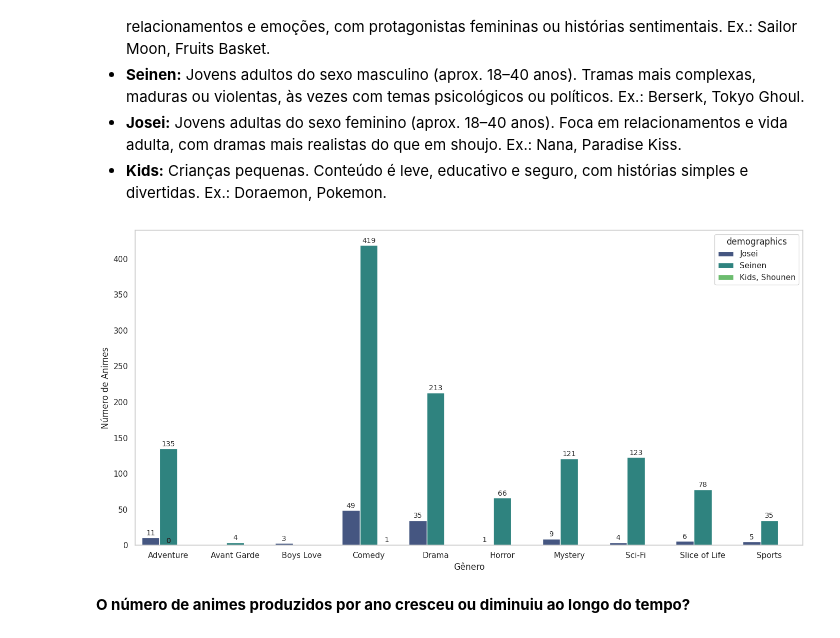
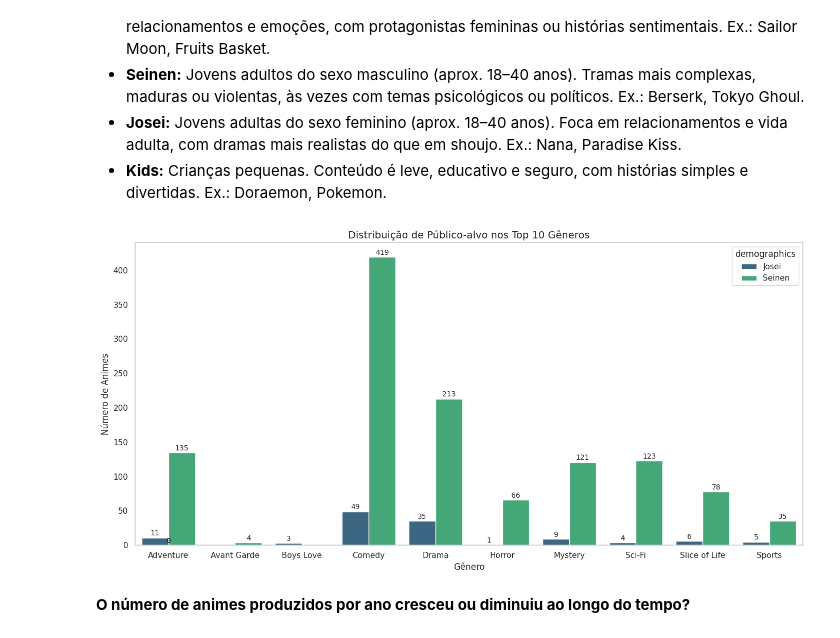
Before and after one commit to Lariiuki/Aprendizado-de-maquina, a Jupyter notebook: Projeto_DeepLearning_Grupo12.ipynb, the cells around one changed output. Saved outputs shown, nothing was run; the diff lists cells and outputs as text; code cells hidden in the pictures.

```diff
--- a/Projeto_DeepLearning_Grupo12.ipynb
+++ b/Projeto_DeepLearning_Grupo12.ipynb
@@ -1123,47 +1123,50 @@ df_exploded = df_filtered.explode('genres')
 # Calcular popularidade média por gênero
 popularity_by_genre = df_exploded.groupby('genres')['popularity'].mean().reset_index()
 
-# Filtrar apenas os top 10 gêneros mais populares
+# Top 10 gêneros
 top_genres = popularity_by_genre.sort_values('popularity', ascending=False).head(10)
-
-# Manter apenas os animes desses gêneros
 df_top = df_exploded[df_exploded['genres'].isin(top_genres['genres'])]
 
-# Remover o público "Kids"
+# Explodir a coluna demographics (string separada por vírgula)
+df_top = df_top.copy()  # evita SettingWithCopyWarning
+df_top['demographics'] = df_top['demographics'].dropna().apply(lambda x: x.split(',') if isinstance(x, str) else [x])
+df_top = df_top.explode('demographics')
+df_top['demographics'] = df_top['demographics'].str.strip()  # remove espaços
+
+# Filtrar para remover Kids, Shounen e Shoujo
 df_top = df_top[~df_top['demographics'].isin(['Kids', 'Shounen', 'Shoujo'])]
 
 # Agrupar por gênero e demographics
 genre_by_demo = df_top.groupby(['genres', 'demographics']).size().reset_index(name='count')
 
 # Gráfico de barras
 plt.figure(figsize=(14, 7))
 ax = sns.barplot(
     data=genre_by_demo,
     x='genres',
     y='count',
     hue='demographics',
     palette='viridis'
 )
 ax.grid(False)
 plt.xticks(rotation=0, ha='center')
 
-# Adicionar números no topo das barras
 for bar in ax.patches:
     height = bar.get_height()
     ax.text(
-        bar.get_x() + bar.get_width() / 2,
+        bar.get_x() + bar.get_width()/2,
         height + 1,
         f'{int(height)}',
         ha='center', va='bottom', fontsize=10
     )
 
 plt.xlabel('Gênero', fontsize=12)
 plt.ylabel('Número de Animes', fontsize=12)
-
+plt.title('Distribuição de Público-alvo nos Top 10 Gêneros', fontsize=14)
 plt.tight_layout()
 plt.show()
 # %% [output]
-[figure, old version]
+[figure, new version]
 # %% [markdown]
 **O número de animes produzidos por ano cresceu ou diminuiu ao longo do tempo?**
 # %%
```
